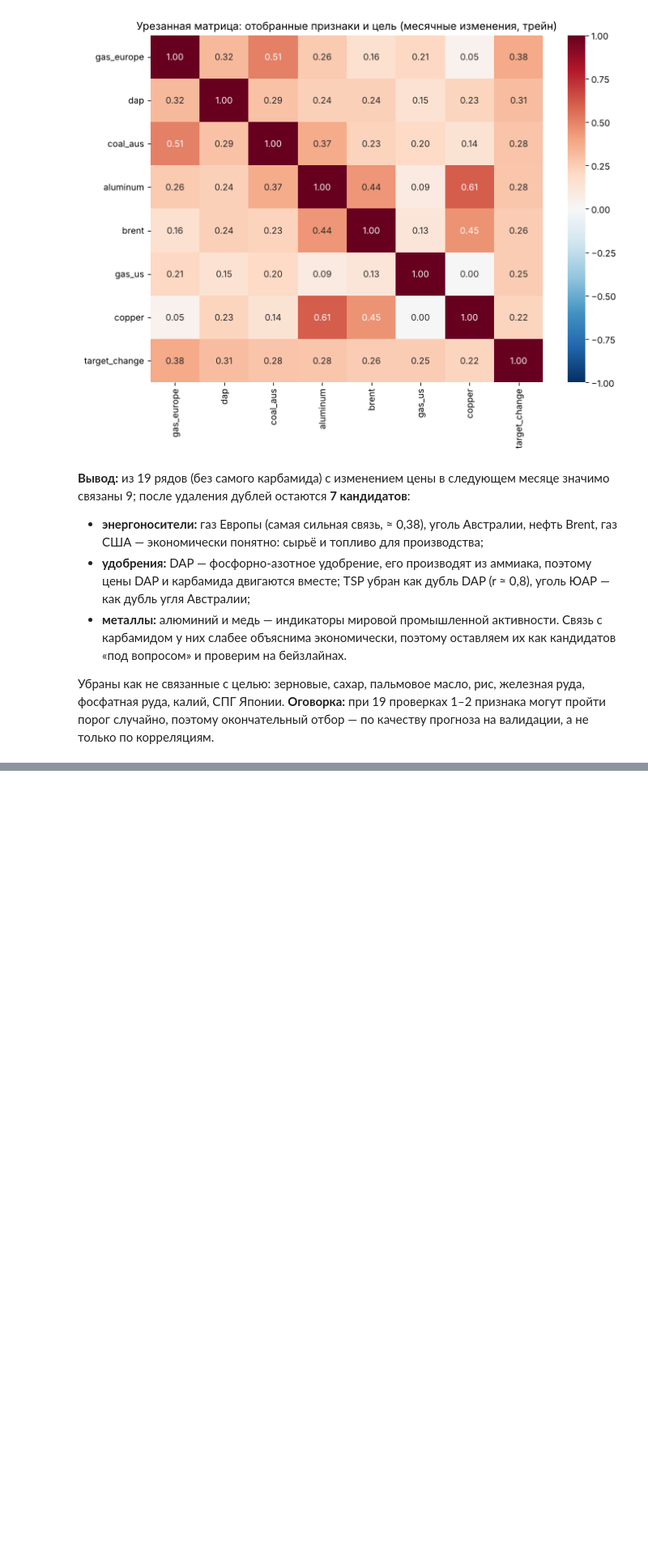
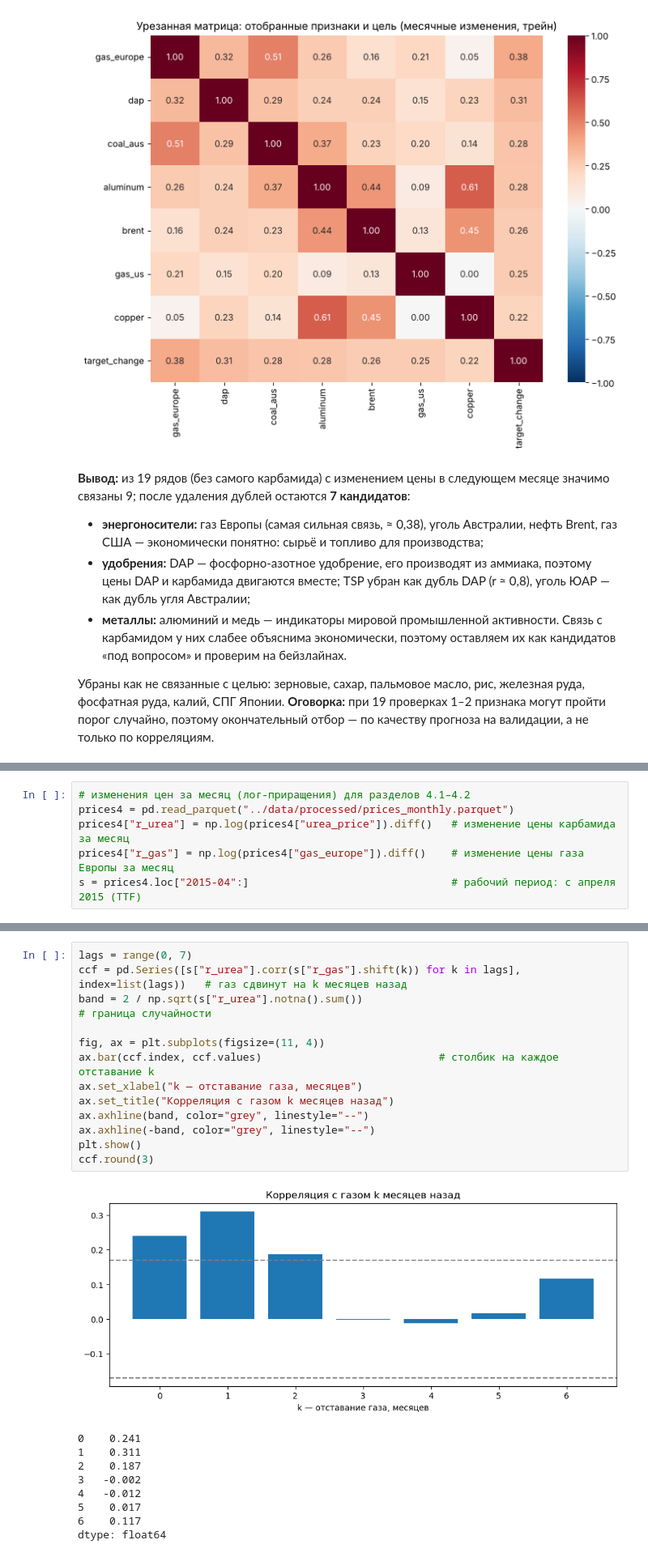
Before and after one commit to VldslMr/fertilizer-supply-chain-digital-model, a Jupyter notebook: checkpoint_2/elizaveta_eda/notebooks/01_eda_prices_target.ipynb, the cells around one changed output, grey strips where cells are left out. Shown at 81% size. Drawn from its saved outputs; the diff is of its cells as text; blank space fills up the shorter version.

```diff
--- a/checkpoint_2/elizaveta_eda/notebooks/02_eda_checkpoint2.ipynb
+++ b/checkpoint_2/elizaveta_eda/notebooks/01_eda_prices_target.ipynb
@@ -385,0 +567,6 @@ tsp           0.21
+# %%
+# изменения цен за месяц (лог-приращения) для разделов 4.1–4.2
+prices4 = pd.read_parquet("../data/processed/prices_monthly.parquet")
+prices4["r_urea"] = np.log(prices4["urea_price"]).diff()   # изменение цены карбамида за месяц
+prices4["r_gas"] = np.log(prices4["gas_europe"]).diff()    # изменение цены газа Европы за месяц
+s = prices4.loc["2015-04":]                                # рабочий период: с апреля 2015 (TTF)
@@ -385,0 +579,23 @@ tsp           0.21
+# %%
+lags = range(0, 7)
+ccf = pd.Series([s["r_urea"].corr(s["r_gas"].shift(k)) for k in lags], index=list(lags))   # газ сдвинут на k месяцев назад
+band = 2 / np.sqrt(s["r_urea"].notna().sum())                                             # граница случайности
+
+fig, ax = plt.subplots(figsize=(11, 4))
+ax.bar(ccf.index, ccf.values)                            # столбик на каждое отставание k
+ax.set_xlabel("k — отставание газа, месяцев")
+ax.set_title("Корреляция с газом k месяцев назад")
+ax.axhline(band, color="grey", linestyle="--")
+ax.axhline(-band, color="grey", linestyle="--")
+plt.show()
+ccf.round(3)
+# %% [output]
+[figure, added]
+0    0.241
+1    0.311
+2    0.187
+3   -0.002
+4   -0.012
+5    0.017
+6    0.117
+dtype: float64
```
Also changed, not shown: parts of 18 cells of this notebook, 8 other files.
